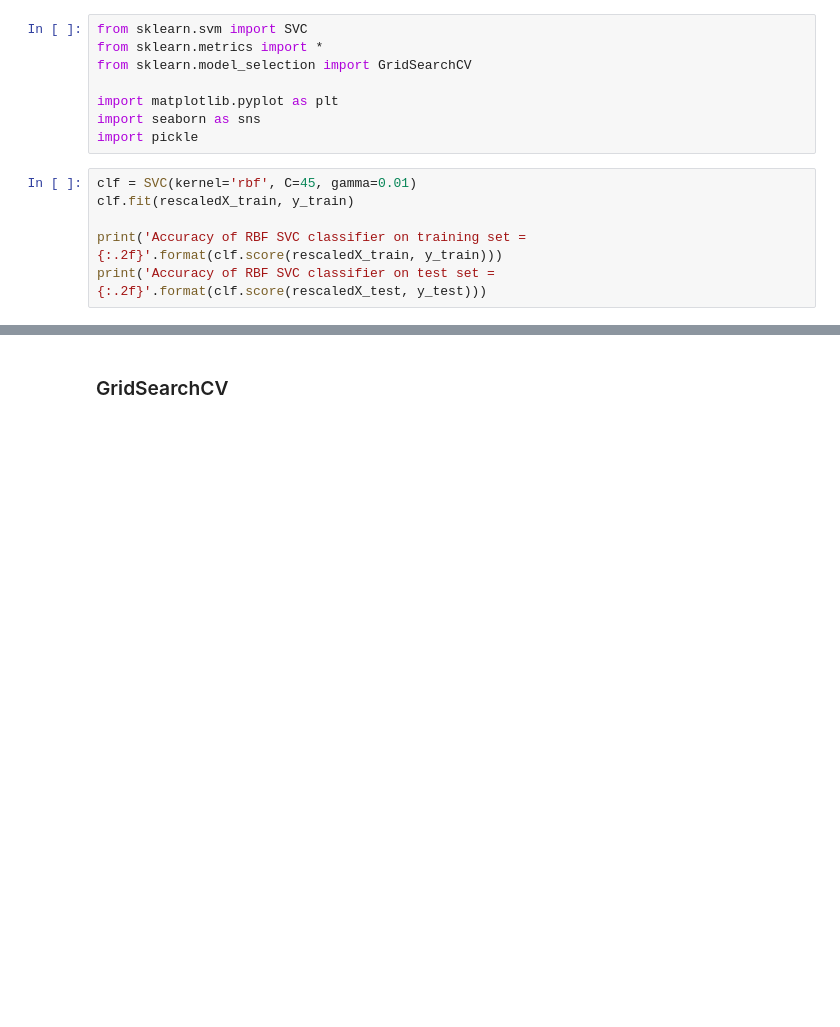
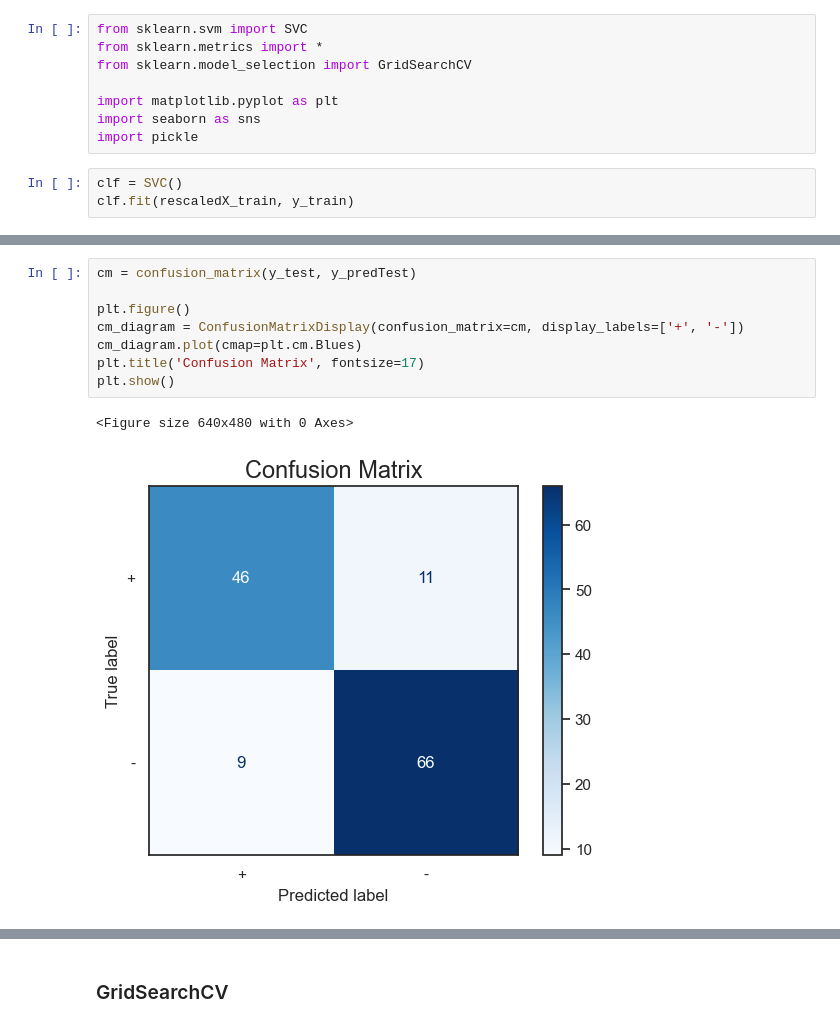
Before and after one commit to crabbbb/Credit-Approval, a Jupyter notebook: New CreditApproval Process.ipynb, the cells around one changed output, grey strips where cells are left out. Cells and saved outputs as stored; diff of their text form; blank space fills up the shorter version.

```diff
--- a/New CreditApproval Process.ipynb
+++ b/New CreditApproval Process.ipynb
@@ -1672,9 +1672,6 @@ import matplotlib.pyplot as plt
 import seaborn as sns
 import pickle
 # %%
-clf = SVC(kernel='rbf', C=45, gamma=0.01)
+clf = SVC()
 clf.fit(rescaledX_train, y_train)
-
-print('Accuracy of RBF SVC classifier on training set = {:.2f}'.format(clf.score(rescaledX_train, y_train)))
-print('Accuracy of RBF SVC classifier on test set = {:.2f}'.format(clf.score(rescaledX_test, y_test)))
 # %% [output]
@@ -1691,0 +1697,11 @@ Accuracy = 0.8484848484848485
+# %%
+cm = confusion_matrix(y_test, y_predTest)
+
+plt.figure()
+cm_diagram = ConfusionMatrixDisplay(confusion_matrix=cm, display_labels=['+', '-'])
+cm_diagram.plot(cmap=plt.cm.Blues)
+plt.title('Confusion Matrix', fontsize=17)
+plt.show()
+# %% [output]
+<Figure size 640x480 with 0 Axes>
+[figure, added]
```
Also changed, not shown: parts of 76 cells of this notebook, 6 other files.
